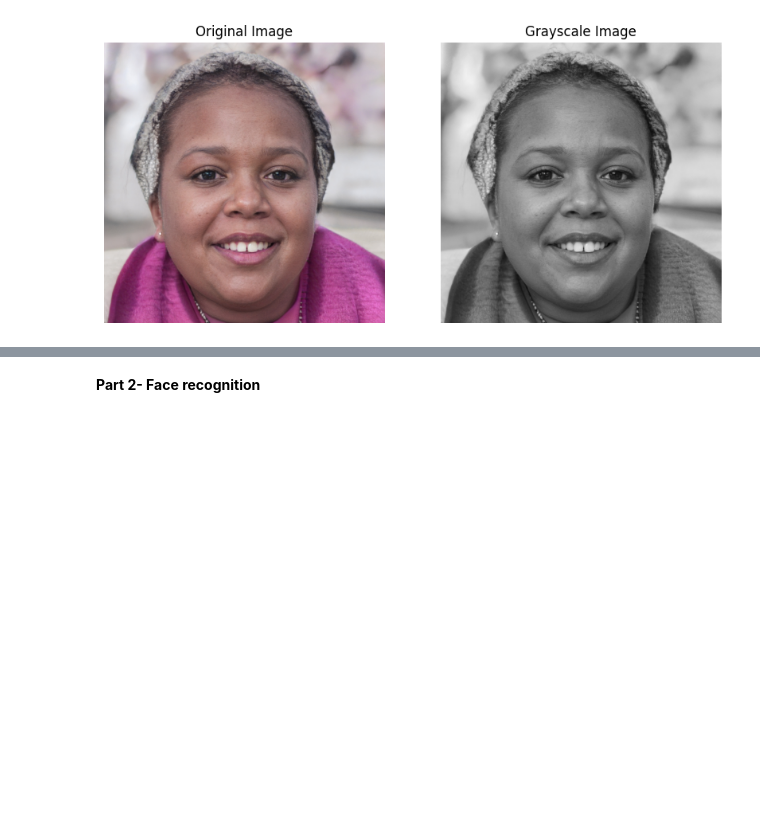
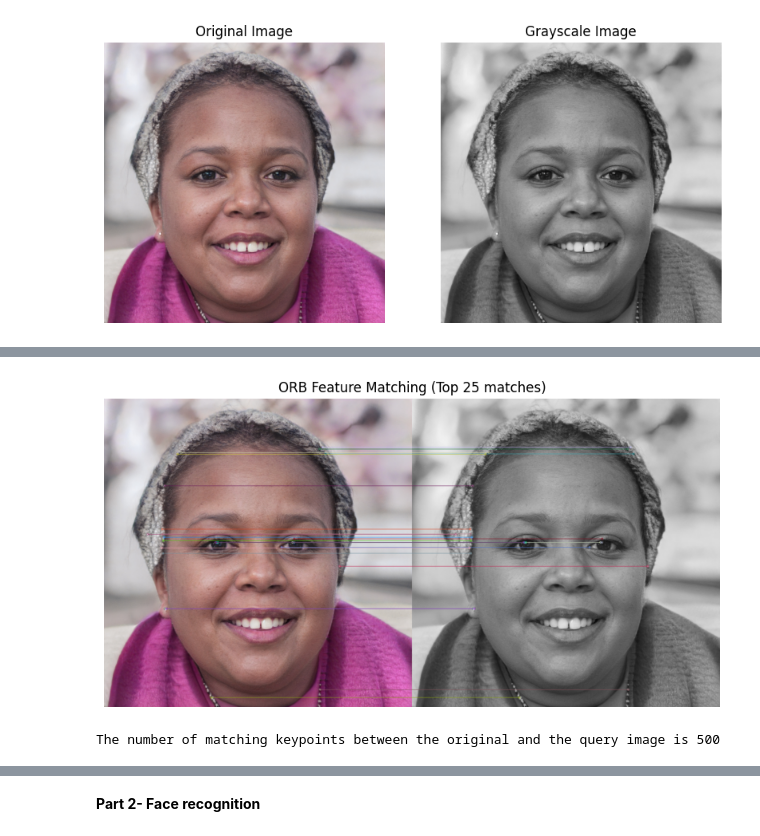
Before and after one commit to ploung/AAI_521_ComputerVision_Module4, a Jupyter notebook: Pros Loung_Assignment4.ipynb, the cells around one changed output, grey strips where cells are left out. Saved outputs shown, nothing was run; the diff lists cells and outputs as text; code cells hidden in the pictures; blank space fills up the shorter version.

```diff
--- a/Pros Loung_Assignment4.ipynb
+++ b/Pros Loung_Assignment4.ipynb
@@ -111,8 +227,19 @@ keypoints_with_size = np.copy(img_rgb)
 # %%
-#d- Finding the matching points
-brute_force = cv2.BFMatcher(cv2.NORM_HAMMING, crossCheck = True)
-matches = brute_force.match(original_descriptor, query_descriptor)
-matches = sorted(matches, key = lambda x : x.distance)
-result = cv2.drawMatches(img_rgb, original_keypoints, img_gray, query_keypoints, matches, img_gray, flags = 2)
-plt.imshow(result)
-print("The number of matching keypoints between the original and the query image is {}\n".format(len(matches)))
+# d- Finding the matching points
+
+brute_force = cv2.BFMatcher(cv2.NORM_HAMMING, crossCheck=True)
+matches = brute_force.match(orb_descriptors, orb_descriptors)  # Matches between the same image
+matches = sorted(matches, key=lambda x: x.distance)
+
+# Draw matches between the same image (original RGB and grayscale versions)
+result = cv2.drawMatches(img_rgb, orb_keypoints, img_gray, orb_keypoints, matches[:25], None, flags=2)
+plt.figure(figsize=(10, 5))
+plt.imshow(cv2.cvtColor(result, cv2.COLOR_BGR2RGB))
+plt.title('ORB Feature Matching (Top 25 matches)')
+plt.axis('off')
+plt.show()
+
+print(f"The number of matching keypoints between the original and the query image is {len(matches)}")
+# %% [output]
+[figure, added]
+The number of matching keypoints between the original and the query image is 500
```
Also changed, not shown: parts of 13 cells of this notebook.
